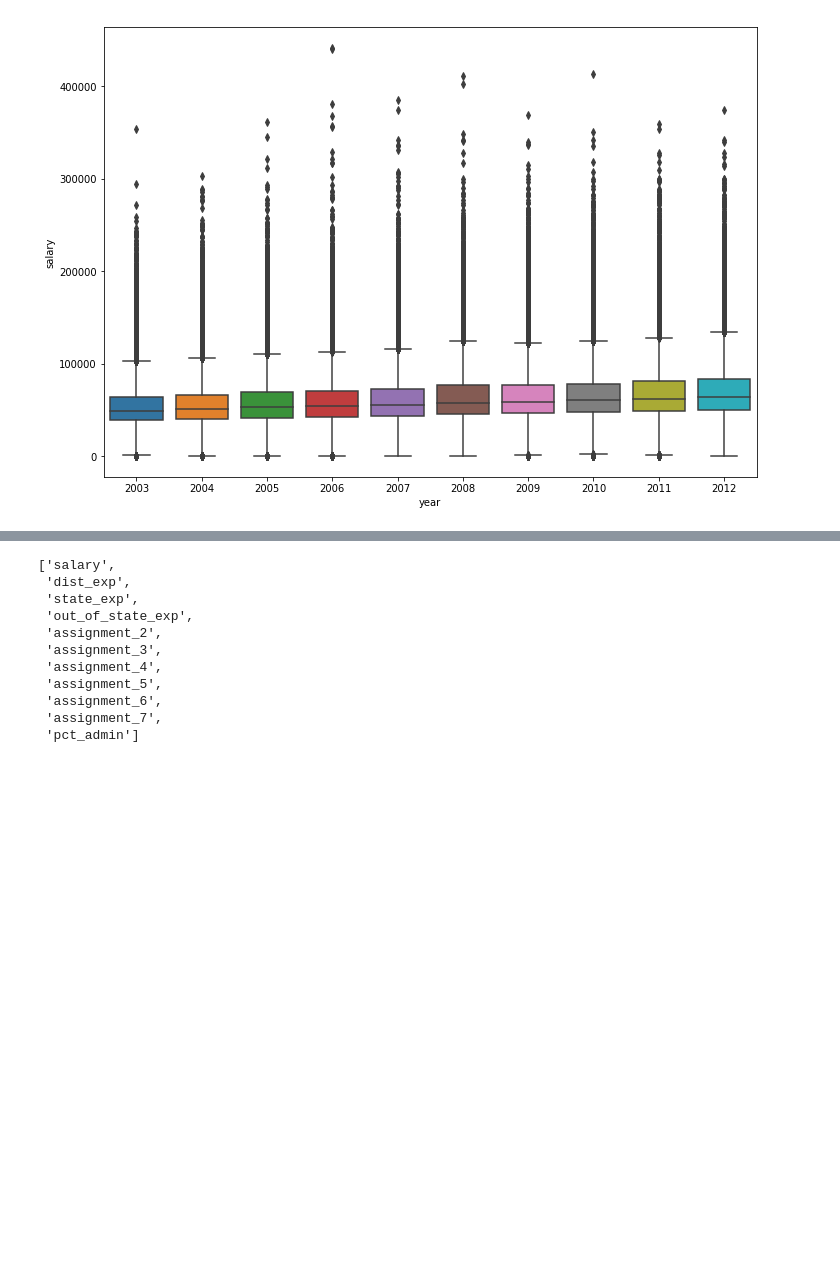
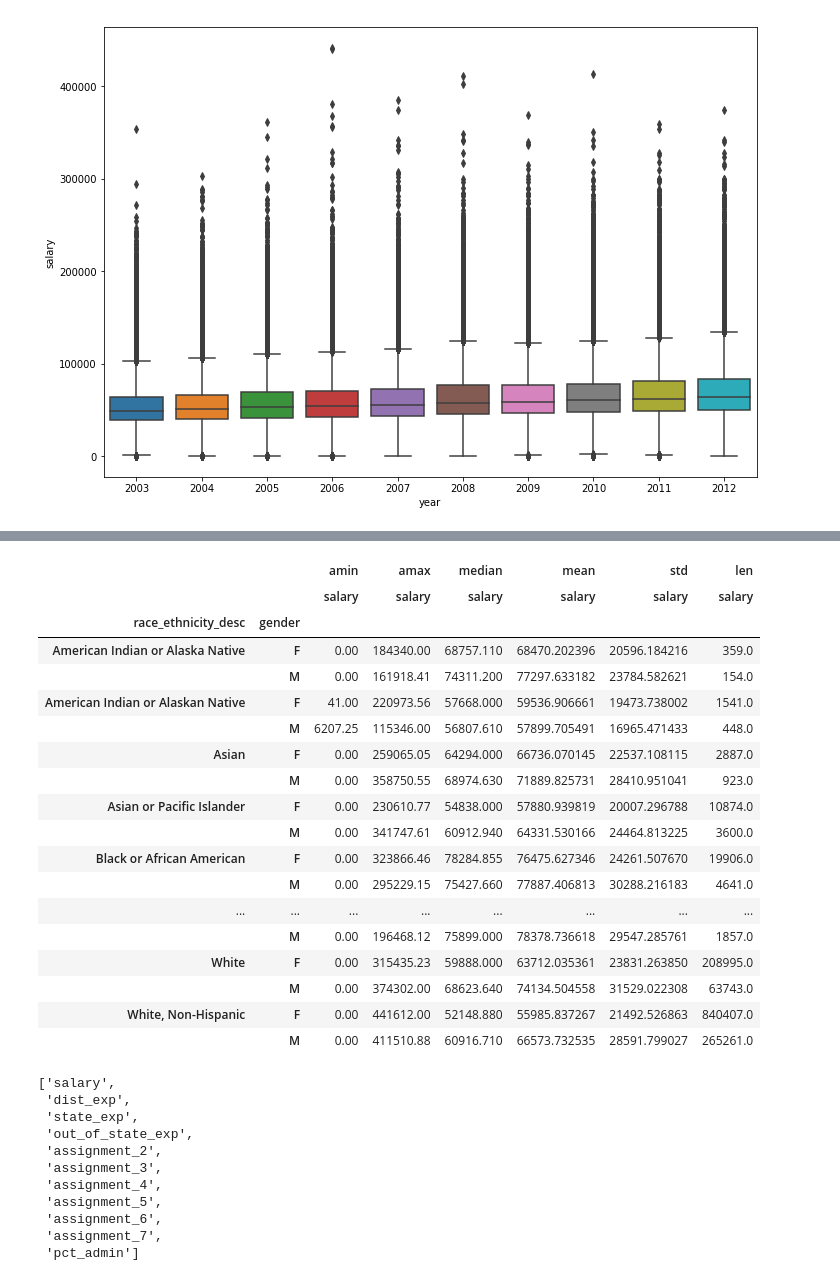
Before and after one commit to obxkid413/DSC-672_Project, a Jupyter notebook: DSC_672_Notebook_Jon.ipynb, the cells around one changed output, grey strips where cells are left out. Saved outputs shown, nothing was run; the diff lists cells and outputs as text; code cells hidden in the pictures; blank space fills up the shorter version.

```diff
--- a/DSC_672_Notebook_Jon.ipynb
+++ b/DSC_672_Notebook_Jon.ipynb
@@ -143,3 +232,26 @@ sns.boxplot(x="race_ethnicity_cd", y="salary", data=master_df)
+# %%
+gender_race=pd.pivot_table(data=master_df, index=['race_ethnicity_desc', 'gender'], values='salary', aggfunc=[np.min, np.max, np.median, np.mean, np.std, len])
+gender_race
+# %% [output]
+|  |  | amin | amax | median | mean | std | len |
+|  |  | salary | salary | salary | salary | salary | salary |
+| race_ethnicity_desc | gender |  |  |  |  |  |  |
+| American Indian or Alaska Native | F | 0.00 | 184340.00 | 68757.110 | 68470.202396 | 20596.184216 | 359.0 |
+|  | M | 0.00 | 161918.41 | 74311.200 | 77297.633182 | 23784.582621 | 154.0 |
+| American Indian or Alaskan Native | F | 41.00 | 220973.56 | 57668.000 | 59536.906661 | 19473.738002 | 1541.0 |
+|  | M | 6207.25 | 115346.00 | 56807.610 | 57899.705491 | 16965.471433 | 448.0 |
+| Asian | F | 0.00 | 259065.05 | 64294.000 | 66736.070145 | 22537.108115 | 2887.0 |
+|  | M | 0.00 | 358750.55 | 68974.630 | 71889.825731 | 28410.951041 | 923.0 |
+| Asian or Pacific Islander | F | 0.00 | 230610.77 | 54838.000 | 57880.939819 | 20007.296788 | 10874.0 |
+|  | M | 0.00 | 341747.61 | 60912.940 | 64331.530166 | 24464.813225 | 3600.0 |
+| Black or African American | F | 0.00 | 323866.46 | 78284.855 | 76475.627346 | 24261.507670 | 19906.0 |
+|  | M | 0.00 | 295229.15 | 75427.660 | 77887.406813 | 30288.216183 | 4641.0 |
+| ... | ... | ... | ... | ... | ... | ... | ... |
+|  | M | 0.00 | 196468.12 | 75899.000 | 78378.736618 | 29547.285761 | 1857.0 |
+| White | F | 0.00 | 315435.23 | 59888.000 | 63712.035361 | 23831.263850 | 208995.0 |
+|  | M | 0.00 | 374302.00 | 68623.640 | 74134.504558 | 31529.022308 | 63743.0 |
+| White, Non-Hispanic | F | 0.00 | 441612.00 | 52148.880 | 55985.837267 | 21492.526863 | 840407.0 |
+|  | M | 0.00 | 411510.88 | 60916.710 | 66573.732535 | 28591.799027 | 265261.0 |
 # %%
 #Let's look at scatterplots of all floating point variables with our outcome, salary.
 vars1=[i for i in master_df.columns if master_df[i].dtype=='float64']
```
Also changed, not shown: parts of 15 cells of this notebook.
